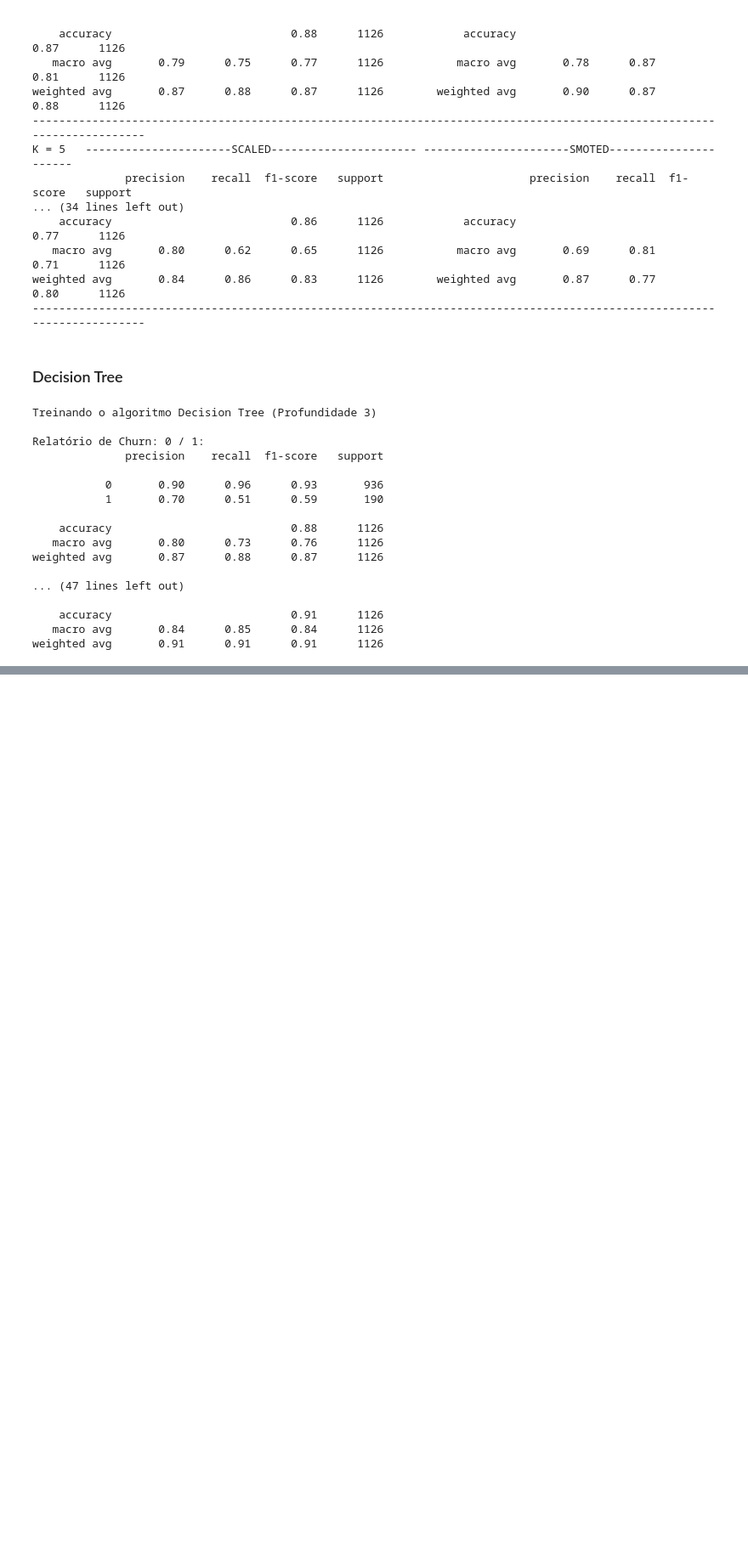
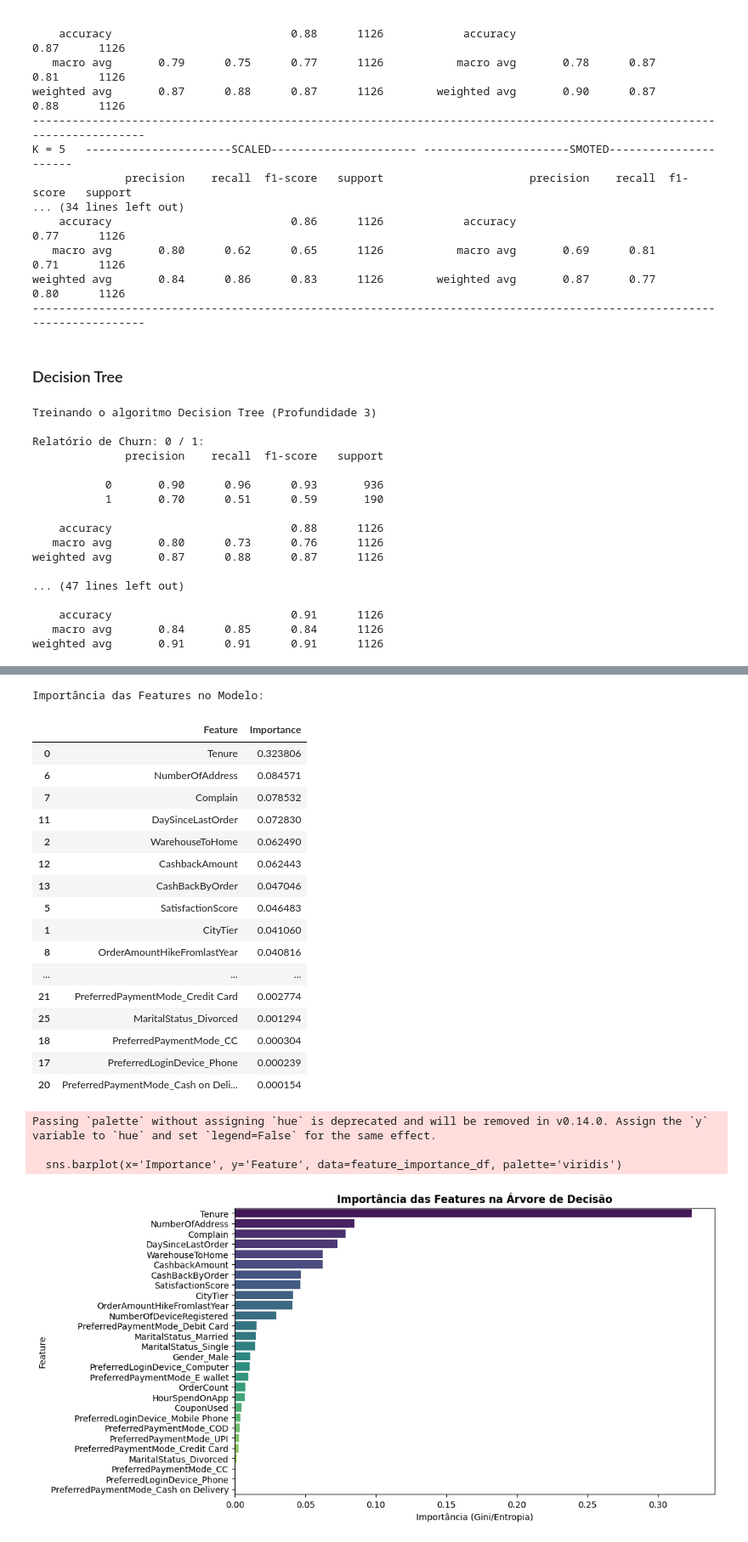
Before and after one commit to FeLazarotto/SCTEC-projeto-avaliativo-M1, a Jupyter notebook: SCTEC-projeto-avaliativo-M1.ipynb, the cells around one changed output, grey strips where cells are left out. Shown at 85% size. Saved outputs shown, nothing was run; the diff lists cells and outputs as text; code cells hidden in the pictures; blank space fills up the shorter version.

```diff
--- a/SCTEC-projeto-avaliativo-M1.ipynb
+++ b/SCTEC-projeto-avaliativo-M1.ipynb
@@ -555,20 +554,44 @@ TypeError: unsupported format string passed to NoneType.__format__
 # %%
-# importances = lista_tree[4]['model'].feature_importances_
-# feature_names = X.columns
+# Fiz por curiosidade e para obter a importancia das features do modelo de árvore de decisão, pois foi a que apresentou melhor desempenho.
+importances = lista_tree[4]['model'].feature_importances_
+feature_names = X.columns
 
-# # Criar um DataFrame para melhor visualização
-# feature_importance_df = pd.DataFrame({
-#     'Feature': feature_names,
-#     'Importance': importances
-# }).sort_values(by='Importance', ascending=False)
+# Criar um DataFrame para melhor visualização
+feature_importance_df = pd.DataFrame({
+    'Feature': feature_names,
+    'Importance': importances
+}).sort_values(by='Importance', ascending=False)
 
-# print("\nImportância das Features no Modelo:")
-# display(feature_importance_df)
+print("\nImportância das Features no Modelo:")
+display(feature_importance_df)
 
-# # Visualizar a importância das features
-# plt.figure(figsize=(10, 6))
-# sns.barplot(x='Importance', y='Feature', data=feature_importance_df, palette='viridis')
-# plt.title('Importância das Features na Árvore de Decisão', fontweight='bold')
-# plt.xlabel('Importância (Gini/Entropia)')
-# plt.ylabel('Feature')
-# plt.show()
+# Visualizar a importância das features
+plt.figure(figsize=(10, 6))
+sns.barplot(x='Importance', y='Feature', data=feature_importance_df, palette='viridis')
+plt.title('Importância das Features na Árvore de Decisão', fontweight='bold')
+plt.xlabel('Importância (Gini/Entropia)')
+plt.ylabel('Feature')
+plt.show()
+# %% [output]
+Importância das Features no Modelo:
+|  | Feature | Importance |
+| 0 | Tenure | 0.323806 |
+| 6 | NumberOfAddress | 0.084571 |
+| 7 | Complain | 0.078532 |
+| 11 | DaySinceLastOrder | 0.072830 |
+| 2 | WarehouseToHome | 0.062490 |
+| 12 | CashbackAmount | 0.062443 |
+| 13 | CashBackByOrder | 0.047046 |
+| 5 | SatisfactionScore | 0.046483 |
+| 1 | CityTier | 0.041060 |
+| 8 | OrderAmountHikeFromlastYear | 0.040816 |
+| ... | ... | ... |
+| 21 | PreferredPaymentMode_Credit Card | 0.002774 |
+| 25 | MaritalStatus_Divorced | 0.001294 |
+| 18 | PreferredPaymentMode_CC | 0.000304 |
+| 17 | PreferredLoginDevice_Phone | 0.000239 |
+| 20 | PreferredPaymentMode_Cash on Deli... | 0.000154 |
+Passing `palette` without assigning `hue` is deprecated and will be removed in v0.14.0. Assign the `y` variable to `hue` and set `legend=False` for the same effect.
+
+  sns.barplot(x='Importance', y='Feature', data=feature_importance_df, palette='viridis')
+[figure, added]
```
Also changed, not shown: parts of 3 cells of this notebook, 1 other file.
